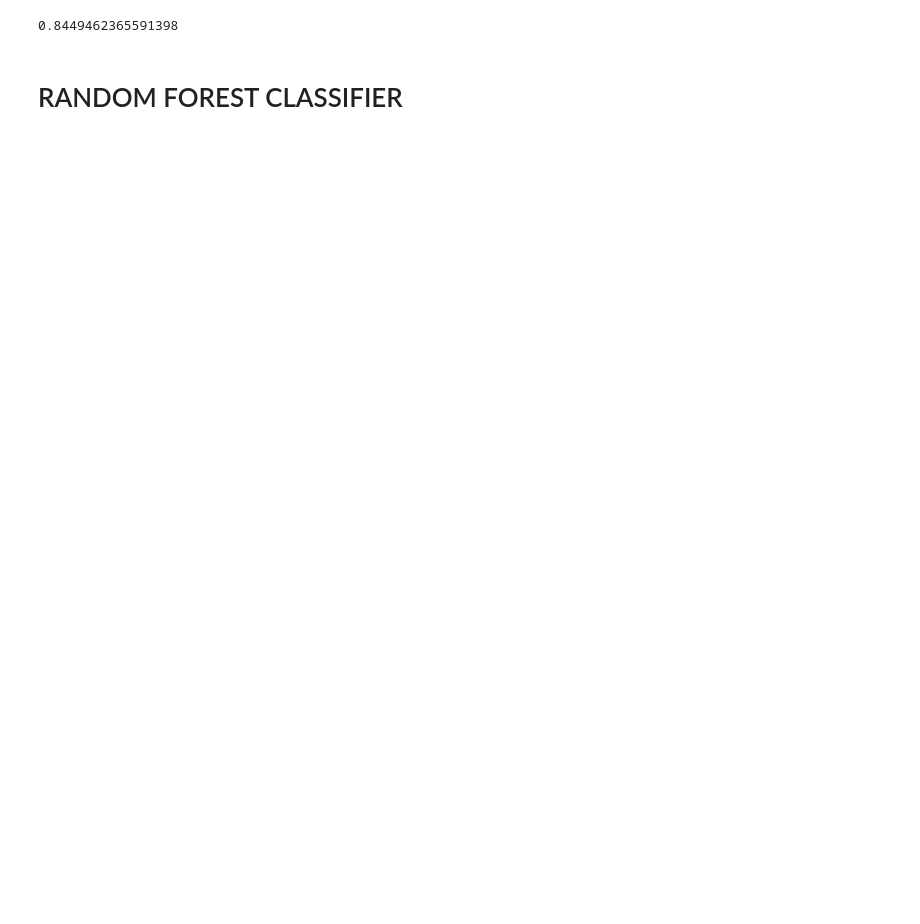
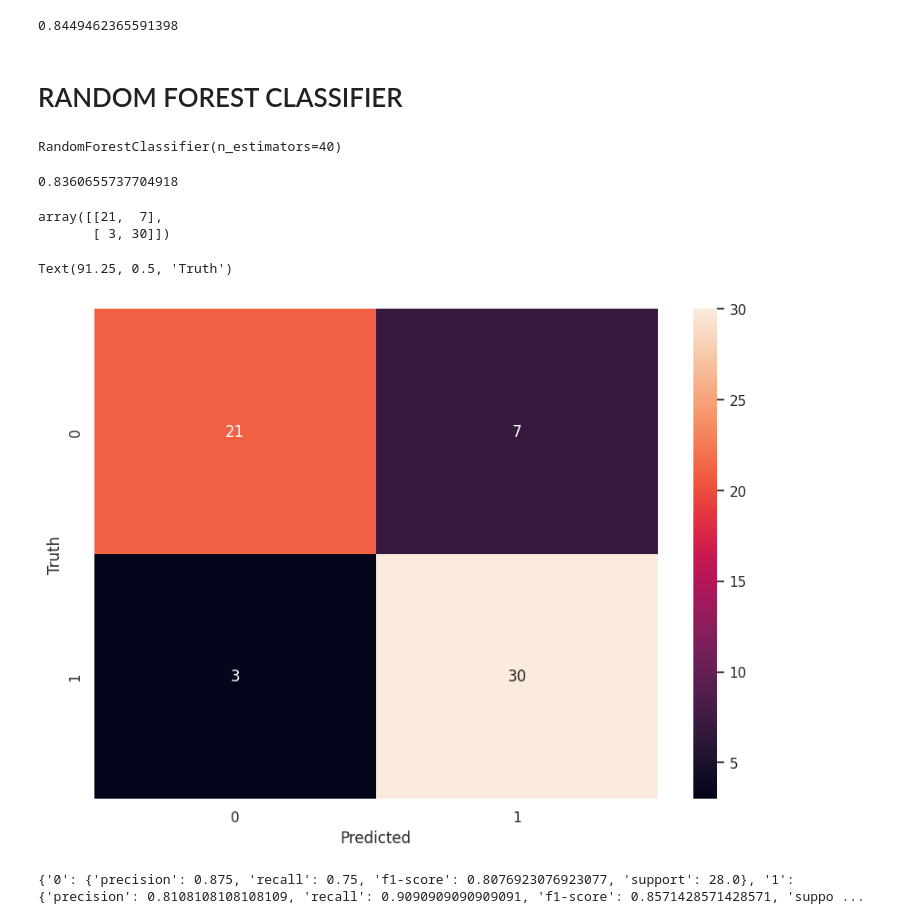
Before and after one commit to karanBx/HeartDiseasePrediction, a Jupyter notebook: HDP.ipynb, the cells around one changed output. Saved outputs shown, nothing was run; the diff lists cells and outputs as text; code cells hidden in the pictures; blank space fills up the shorter version.

```diff
--- a/HDP.ipynb
+++ b/HDP.ipynb
@@ -203,3 +205,35 @@ score.mean()
 0.8449462365591398
 # %% [markdown]
 # RANDOM FOREST CLASSIFIER
+# %%
+rf_classifier = RandomForestClassifier(n_estimators=40)
+rf_classifier.fit(X_train, y_train)
+# %% [output]
+RandomForestClassifier(n_estimators=40)
+# %%
+rf_classifier.score(X_test,y_test)
+# %% [output]
+0.8360655737704918
+# %%
+#confusion matrix
+y_pred = rf_classifier.predict(X_test)   # y_pred = predicted by model, y_test = actual truth
+from sklearn.metrics import confusion_matrix, accuracy_score, classification_report
+cm = confusion_matrix(y_test, y_pred)
+cm
+# %% [output]
+array([[21,  7],
+       [ 3, 30]])
+# %%
+#visualizing the matrix
+plt.figure(figsize = (10,7))
+sns.heatmap(cm, annot=True)
+plt.xlabel('Predicted')
+plt.ylabel('Truth')
+# %% [output]
+Text(91.25, 0.5, 'Truth')
+[figure, added]
+# %%
+cr = classification_report(y_test, y_pred, output_dict=True)
+print(cr)
+# %% [output]
+{'0': {'precision': 0.875, 'recall': 0.75, 'f1-score': 0.8076923076923077, 'support': 28.0}, '1': {'precision': 0.8108108108108109, 'recall': 0.9090909090909091, 'f1-score': 0.8571428571428571, 'suppo ...
```
Also changed, not shown: parts of 5 cells of this notebook.
